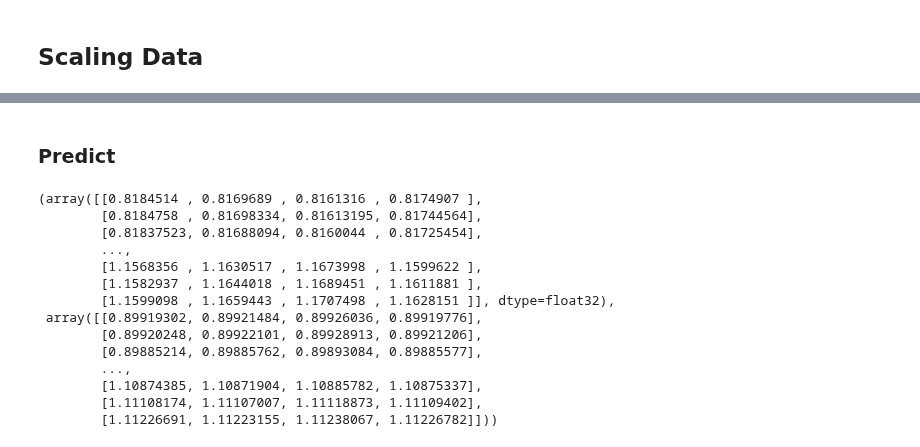
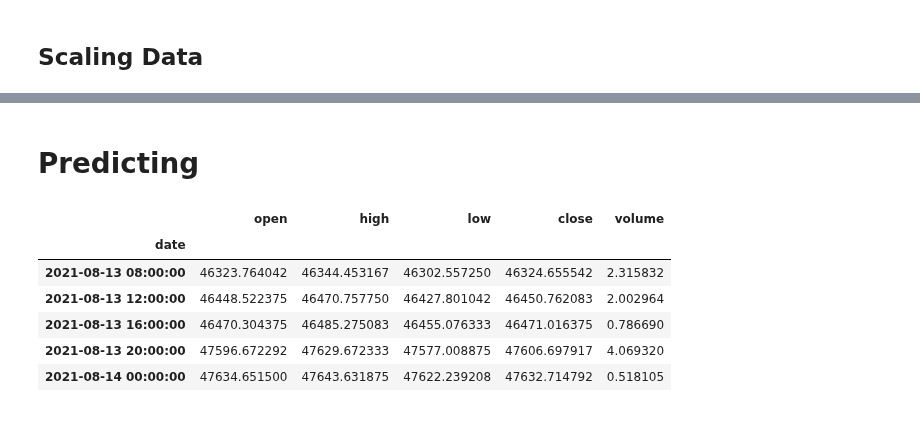
Before and after one commit to timjab92/cryptotrading-indicator, a Jupyter notebook: notebooks/LSTM_Model-Jhordy_V2.ipynb, the cells around one changed output, grey strips where cells are left out. Drawn from its saved outputs; the diff is of its cells as text; code cells hidden in the pictures.

```diff
--- a/notebooks/LSTM_Model-Jhordy_V2.ipynb
+++ b/notebooks/LSTM_Model-Jhordy_V2.ipynb
@@ -42,2 +47,6 @@ testing_data = data.iloc[int(data.shape[0]*0.8):,:]
+# %%
+train_len = int(len(data) * 0.8)
+training_data  = data[:train_len]
+data_test = data[train_len:]
 # %% [markdown]
 ## Scaling Data
@@ -270,3 +52,0 @@ train_len
-# %%
-data_train = data_gemini[:train_len]
-data_test = data_gemini[train_len:]
@@ -435,2 +158,2 @@ array([[0.89919302, 0.89921484, 0.89926036, 0.89919776],
 # %% [markdown]
-### Predict
+# Predicting
@@ -441,19 +159,0 @@ array([[0.89919302, 0.89921484, 0.89926036, 0.89919776],
-# %%
-y_pred = model.predict(X_test)
-y_pred, y_test
-#predictions = model.predict(X_test)
-# %% [output]
-(array([[0.8184514 , 0.8169689 , 0.8161316 , 0.8174907 ],
-        [0.8184758 , 0.81698334, 0.81613195, 0.81744564],
-        [0.81837523, 0.81688094, 0.8160044 , 0.81725454],
-        ...,
-        [1.1568356 , 1.1630517 , 1.1673998 , 1.1599622 ],
-        [1.1582937 , 1.1644018 , 1.1689451 , 1.1611881 ],
-        [1.1599098 , 1.1659443 , 1.1707498 , 1.1628151 ]], dtype=float32),
- array([[0.89919302, 0.89921484, 0.89926036, 0.89919776],
-        [0.89920248, 0.89922101, 0.89928913, 0.89921206],
-        [0.89885214, 0.89885762, 0.89893084, 0.89885577],
-        ...,
-        [1.10874385, 1.10871904, 1.10885782, 1.10875337],
-        [1.11108174, 1.11107007, 1.11118873, 1.11109402],
-        [1.11226691, 1.11223155, 1.11238067, 1.11226782]]))
@@ -461,0 +160,12 @@ y_pred, y_test
+# %%
+part_60_days = data.tail(60)
+df= part_60_days.append(data_test)
+df.head()
+# %% [output]
+|  | open | high | low | close | volume |
+| date |  |  |  |  |  |
+| 2021-08-13 08:00:00 | 46323.764042 | 46344.453167 | 46302.557250 | 46324.655542 | 2.315832 |
+| 2021-08-13 12:00:00 | 46448.522375 | 46470.757750 | 46427.801042 | 46450.762083 | 2.002964 |
+| 2021-08-13 16:00:00 | 46470.304375 | 46485.275083 | 46455.076333 | 46471.016375 | 0.786690 |
+| 2021-08-13 20:00:00 | 47596.672292 | 47629.672333 | 47577.008875 | 47606.697917 | 4.069320 |
+| 2021-08-14 00:00:00 | 47634.651500 | 47643.631875 | 47622.239208 | 47632.714792 | 0.518105 |
```
Also changed, not shown: parts of 76 cells of this notebook, 1 other file.
